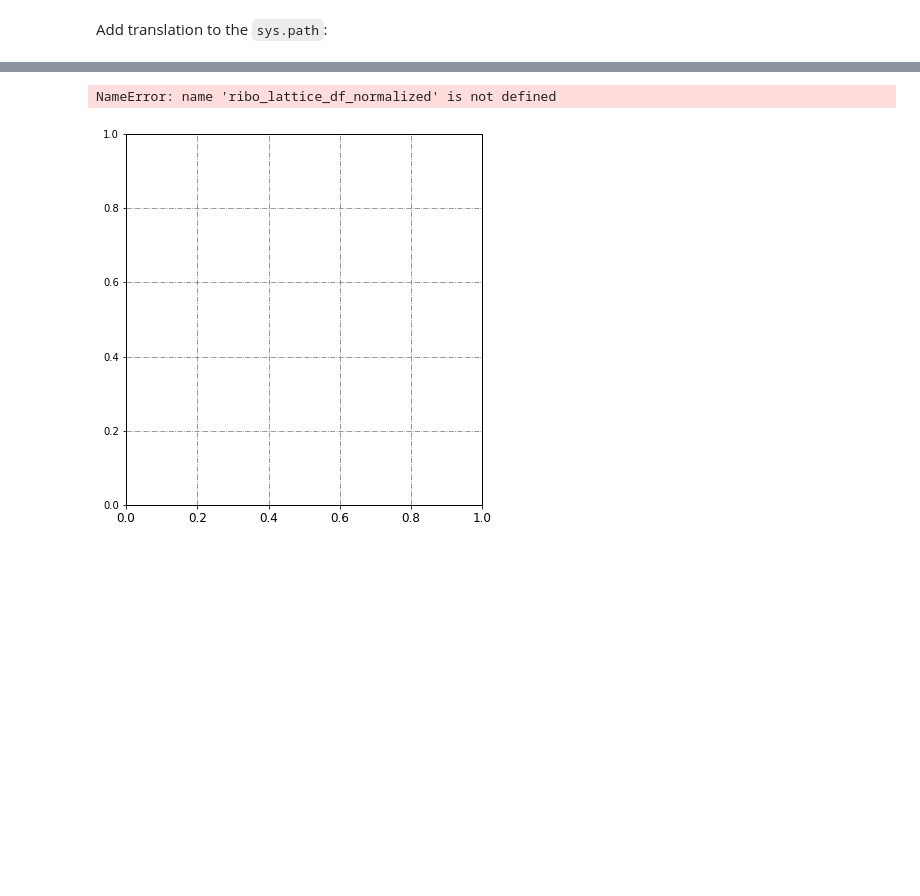
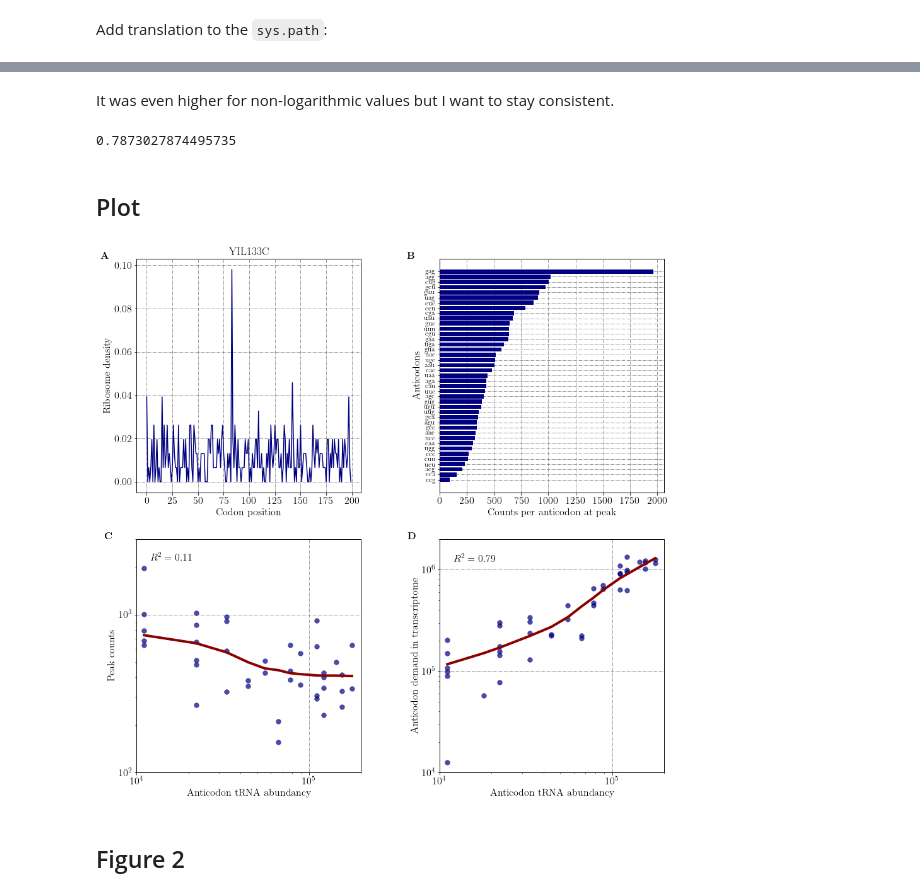
Before and after one commit to gittenberg/TRSL2, a Jupyter notebook: notebooks/80_tRNA_chart_with _R2.ipynb, the cells around one changed output, grey strips where cells are left out. Cells and saved outputs as stored; diff of their text form; code cells hidden in the pictures; blank space fills up the shorter version.

Commit message:
R^2 for all scatter plots

```diff
--- a/notebooks/80_tRNA_chart_with _R2.ipynb
+++ b/notebooks/80_tRNA_chart_with _R2.ipynb
@@ -68,0 +90,7 @@ NameError: name 'ribo_lattice_df' is not defined
+# %%
+transcriptome_weighted_orfs = [orf_genomic_dict[gene] * transcriptome[gene] for gene in transcriptome
+                               if gene in orf_genomic_dict]
+# %%
+anticodon_demand_transcriptome = Counter([codon_anticodon[item] for sublist in [list(chunker(sequence, 3))
+                                          for sequence in transcriptome_weighted_orfs]
+                                              for item in sublist])
@@ -69,3 +135,16 @@ NameError: name 'ribo_lattice_df' is not defined
+# %% [markdown]
+It was even higher for non-logarithmic values but I want to stay consistent.
+# %%
+corr_dict(dict1, dict2, logx=True, logy=True)**2
+# %% [output]
+0.7873027874495735
+# %% [markdown]
+## Plot
+# %%
+plt.rc('text', usetex=True)
+plt.rc('font', family='serif')
+# %%
+fontsize = 16
 # %%
 plt.rcParams['figure.figsize'] = (15, 15)
 plt.rcParams['axes.edgecolor']='black'
@@ -122,7 +201,7 @@ fontsize = 16
 alpha = 0.7
 
 
-plotkeys = dict1.viewkeys() & dict2.viewkeys() # set intersection
+plotkeys = dict1.keys() & dict2.keys() # set intersection
 xs = [dict1[key] for key in plotkeys]
 ys = [dict2[key] for key in plotkeys]
 
@@ -153,6 +232,7 @@ plt.xlim([1e4, 2e5])
 plt.ylim([1e2, 3e3])
 
 plt.text(6.5e3, 3e3, r'\textbf{C}', fontsize=16, weight="bold", **hfont)
+plt.text(1.2e4, 2.2e3, "$R^2 = 0.11$", fontsize=16, weight="bold")
 
 ####################################################################
 ax = fig.add_subplot(224, facecolor='white')
@@ -165,39 +245,41 @@ fontsize=16
 alpha = 0.7
 
 
-plotkeys = dict1.viewkeys() & dict2.viewkeys() # set intersection
+plotkeys = dict1.keys() & dict2.keys() # set intersection
 xs = [dict1[key] for key in plotkeys]
 ys = [dict2[key] for key in plotkeys]
 
 ax.grid(True, linestyle = '-.')
 ax.set_xscale('log')
 ax.set_yscale('log')
 if xaxislabel:
     ax.set_xlabel(xaxislabel, **hfont)
     if fontsize:
         ax.set_xlabel(xaxislabel, fontsize=fontsize, **hfont)
         plt.setp(ax.get_xticklabels(), fontsize=fontsize, **hfont)
 if yaxislabel:
     ax.set_ylabel(yaxislabel, **hfont)
     if fontsize:
         ax.set_ylabel(yaxislabel, fontsize=fontsize, **hfont)
         plt.setp(ax.get_yticklabels(), fontsize=fontsize, **hfont)
 
 scat = plt.scatter(xs, ys, s=60, color='navy')
 scat.set_alpha(alpha)
 
 points = zip(xs, ys)
 sorted_points = sorted(points)
 new_xs = [point[0] for point in sorted_points]
 new_ys = [point[1] for point in sorted_points]
 ylowess = lowess(new_ys, new_xs)[:,1]
 plt.plot(new_xs, ylowess, 'darkred', linewidth=4)
 plt.xlim([1e4, 2e5])
 plt.ylim([1e4, 2e6])
 
 plt.text(6.5e3, 2e6, r'\textbf{D}', fontsize=16, weight="bold", **hfont)
+plt.text(1.2e4, 1.2e6, "$R^2 = 0.79$", fontsize=16, weight="bold")
 
 plt.savefig('ribosome_stalling.pdf', bbox_inches='tight')
 # %% [output]
-NameError: name 'ribo_lattice_df_normalized' is not defined
-[figure, old version]
+[figure, new version]
+# %% [markdown]
+## Figure 2
```
Also changed, not shown: parts of 46 cells of this notebook.
